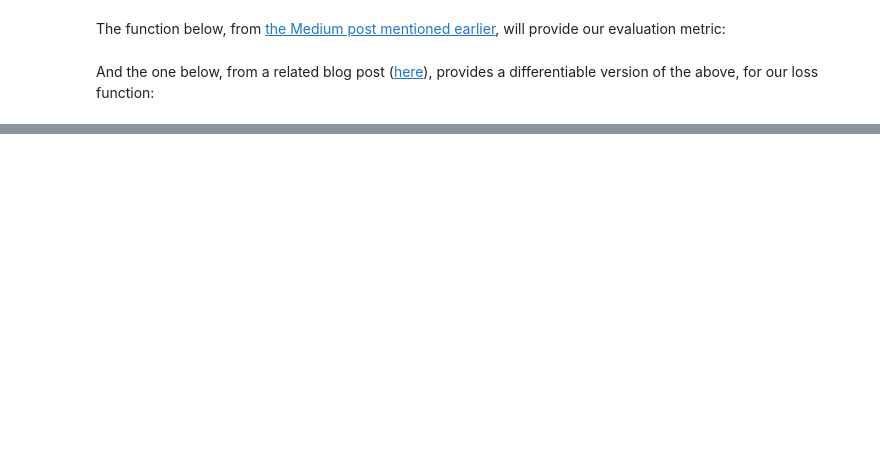
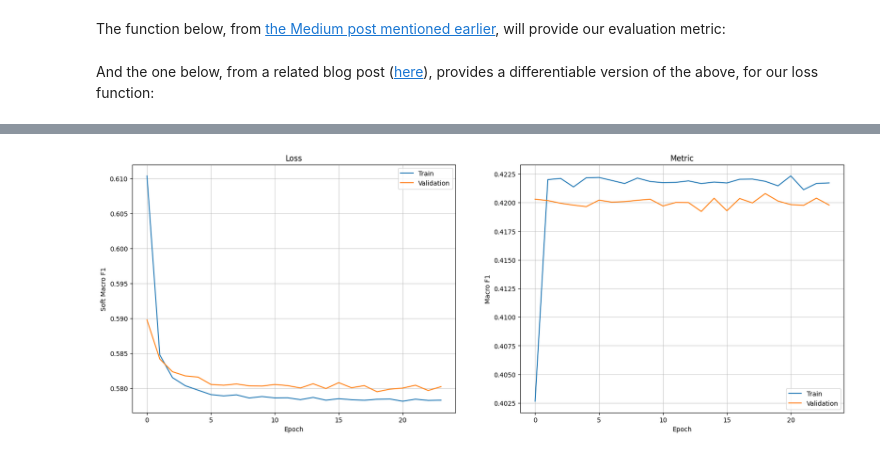
Before and after one commit to niccoulson/CXRay, a Jupyter notebook: notebooks/model_pipeline.ipynb, the cells around one changed output, grey strips where cells are left out. Saved outputs shown, nothing was run; the diff lists cells and outputs as text; code cells hidden in the pictures; blank space fills up the shorter version.

```diff
--- a/notebooks/model_pipeline.ipynb
+++ b/notebooks/model_pipeline.ipynb
@@ -214,9 +239,11 @@ img.shape
 # %%
-BATCH_SIZE = 128  # The blog post suggested 256 is big enough to measure an F1-score but that was too big and it led to this error while I was training the model: BiasGrad requires tensor size <= int32 max
+BATCH_SIZE = 128  # The blog post suggested 256 is big enough to measure an F1-score but I suspect this was leading to this error while I was training the model: BiasGrad requires tensor size <= int32 max
 AUTOTUNE = (
     tf.data.experimental.AUTOTUNE
 )  # Adapt preprocessing and prefetching dynamically to reduce GPU and CPU idle time
-SHUFFLE_BUFFER_SIZE = 1024  # Shuffle the training data by a chunck of 1024 observations
+SHUFFLE_BUFFER_SIZE = (
+    512  # 1024  # Shuffle the training data by a chunck of 1024 observations
+)
 
 N_LABELS = len(label_names)
 # %%
@@ -377,8 +489,15 @@ Non-trainable params: 23,587,712
 _________________________________________________________________
 # %%
 es = tf.keras.callbacks.EarlyStopping(
-    monitor="val_macro_f1", mode="max", patience=5, verbose=1, restore_best_weights=True
+    # monitor="val_macro_f1", mode="max", patience=5, verbose=1, restore_best_weights=True
+    monitor="val_loss",
+    mode="min",
+    patience=5,
+    verbose=1,
+    restore_best_weights=True,
 )
-history = test_model.fit(train_ds, epochs=EPOCHS, validation_data=val_ds, verbose=1, callbacks=[es])
+history = test_model.fit(
+    train_ds, epochs=EPOCHS, validation_data=val_ds, verbose=1, callbacks=[es]
+)
 # %% [output]
 Epoch 1/30
@@ -387,0 +522,29 @@ Epoch 2/30
+# %%
+def plot_history(history):
+    fig, ax = plt.subplots(1, 2, figsize=(20, 7))
+    # --- LOSS: Soft Macro F1 ---
+    ax[0].plot(history.history["loss"])
+    ax[0].plot(history.history["val_loss"])
+    ax[0].set_title("Loss")
+    ax[0].set_ylabel("Soft Macro F1")
+    ax[0].set_xlabel("Epoch")
+    ax[0].legend(["Train", "Validation"], loc="best")
+    ax[0].grid(axis="x", linewidth=0.5)
+    ax[0].grid(axis="y", linewidth=0.5)
+
+    # --- METRICS: Macro F1 ---
+
+    ax[1].plot(history.history["macro_f1"])
+    ax[1].plot(history.history["val_macro_f1"])
+    ax[1].set_title("Metric")
+    ax[1].set_ylabel("Macro F1")
+    ax[1].set_xlabel("Epoch")
+    ax[1].legend(["Train", "Validation"], loc="best")
+    ax[1].grid(axis="x", linewidth=0.5)
+    ax[1].grid(axis="y", linewidth=0.5)
+
+    return ax
+# %%
+plot_history(history);
+# %% [output]
+[figure, added]
```
Also changed, not shown: parts of 36 cells of this notebook.
